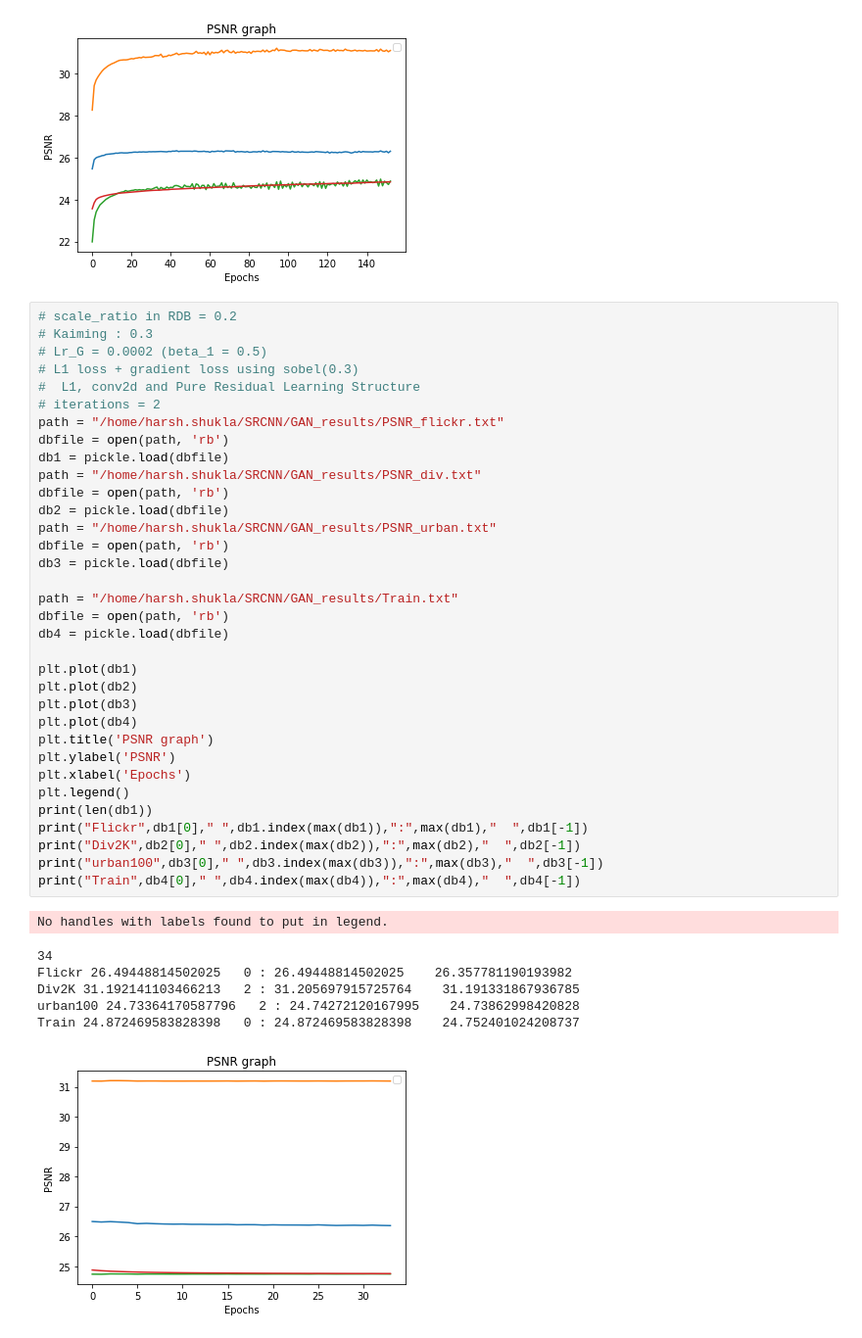
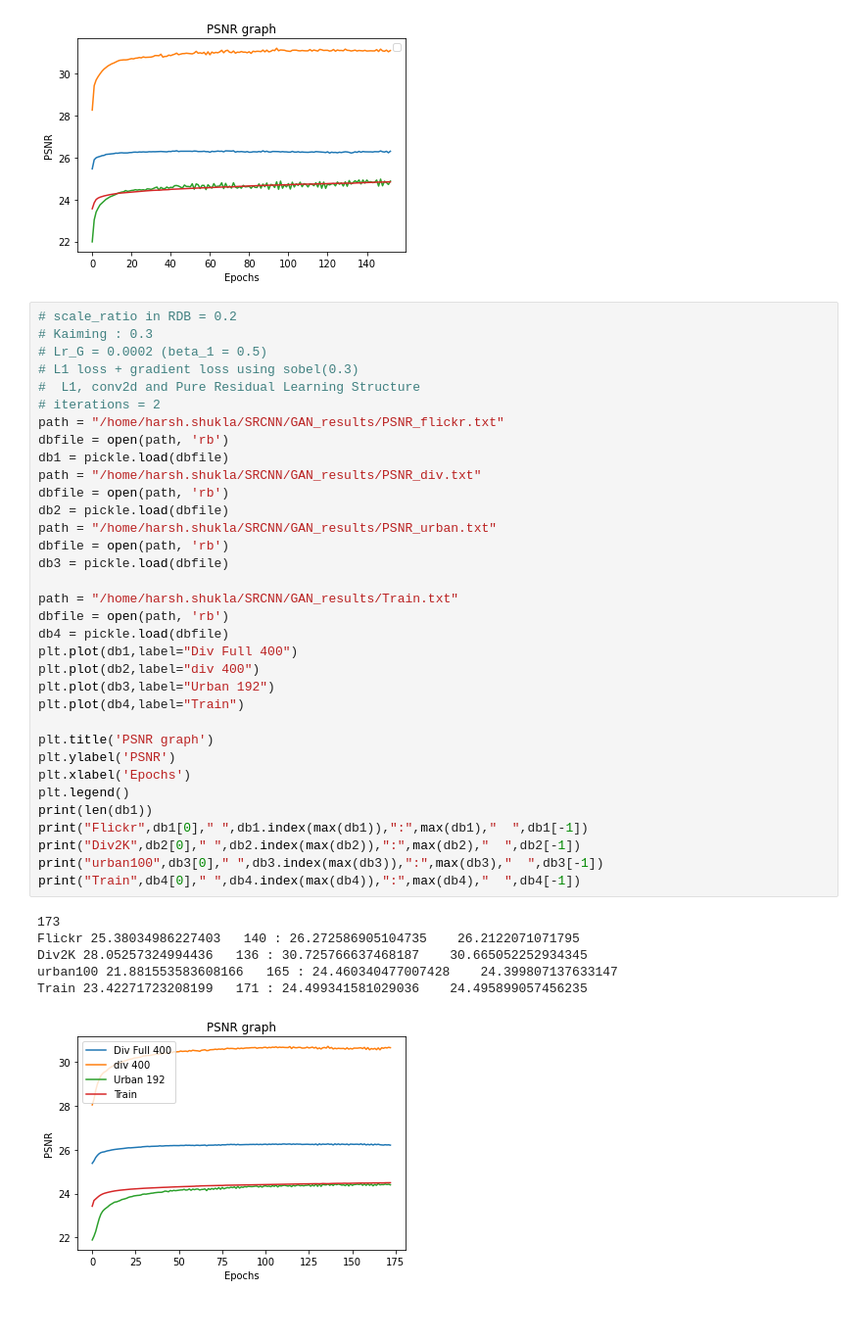
Before and after one commit to Shrsh/Super_Resolution_Networks, a Jupyter notebook: Graphs.ipynb, the cells around one changed output. Shown at 98% size. Saved outputs shown, nothing was run; the diff lists cells and outputs as text.

```diff
--- a/Graphs.ipynb
+++ b/Graphs.ipynb
@@ -2157,41 +2157,40 @@ Train 23.55858086825684   152 : 24.840519556927685    24.840519556927685
 # scale_ratio in RDB = 0.2
 # Kaiming : 0.3
 # Lr_G = 0.0002 (beta_1 = 0.5)
 # L1 loss + gradient loss using sobel(0.3)
 #  L1, conv2d and Pure Residual Learning Structure
 # iterations = 2
 path = "/home/harsh.shukla/SRCNN/GAN_results/PSNR_flickr.txt"
 dbfile = open(path, 'rb')
 db1 = pickle.load(dbfile)
 path = "/home/harsh.shukla/SRCNN/GAN_results/PSNR_div.txt"
 dbfile = open(path, 'rb')
 db2 = pickle.load(dbfile)
 path = "/home/harsh.shukla/SRCNN/GAN_results/PSNR_urban.txt"
 dbfile = open(path, 'rb')
 db3 = pickle.load(dbfile)
 
 path = "/home/harsh.shukla/SRCNN/GAN_results/Train.txt"
 dbfile = open(path, 'rb')
 db4 = pickle.load(dbfile)
+plt.plot(db1,label="Div Full 400")
+plt.plot(db2,label="div 400")
+plt.plot(db3,label="Urban 192")
+plt.plot(db4,label="Train")
 
-plt.plot(db1)
-plt.plot(db2)
-plt.plot(db3)
-plt.plot(db4)
 plt.title('PSNR graph')
 plt.ylabel('PSNR')
 plt.xlabel('Epochs')
 plt.legend()
 print(len(db1))
 print("Flickr",db1[0]," ",db1.index(max(db1)),":",max(db1),"  ",db1[-1])
 print("Div2K",db2[0]," ",db2.index(max(db2)),":",max(db2),"  ",db2[-1])
 print("urban100",db3[0]," ",db3.index(max(db3)),":",max(db3),"  ",db3[-1])
 print("Train",db4[0]," ",db4.index(max(db4)),":",max(db4),"  ",db4[-1])
 # %% [output]
-No handles with labels found to put in legend.
+173
+Flickr 25.38034986227403   140 : 26.272586905104735    26.2122071071795
+Div2K 28.05257324994436   136 : 30.725766637468187    30.665052252934345
+urban100 21.881553583608166   165 : 24.460340477007428    24.399807137633147
+Train 23.42271723208199   171 : 24.499341581029036    24.495899057456235
-34
-Flickr 26.49448814502025   0 : 26.49448814502025    26.357781190193982
-Div2K 31.192141103466213   2 : 31.205697915725764    31.191331867936785
-urban100 24.73364170587796   2 : 24.74272120167995    24.73862998420828
-Train 24.872469583828398   0 : 24.872469583828398    24.752401024208737
-[figure, old version]
+[figure, new version]
```
Also changed, not shown: 4 other files.
